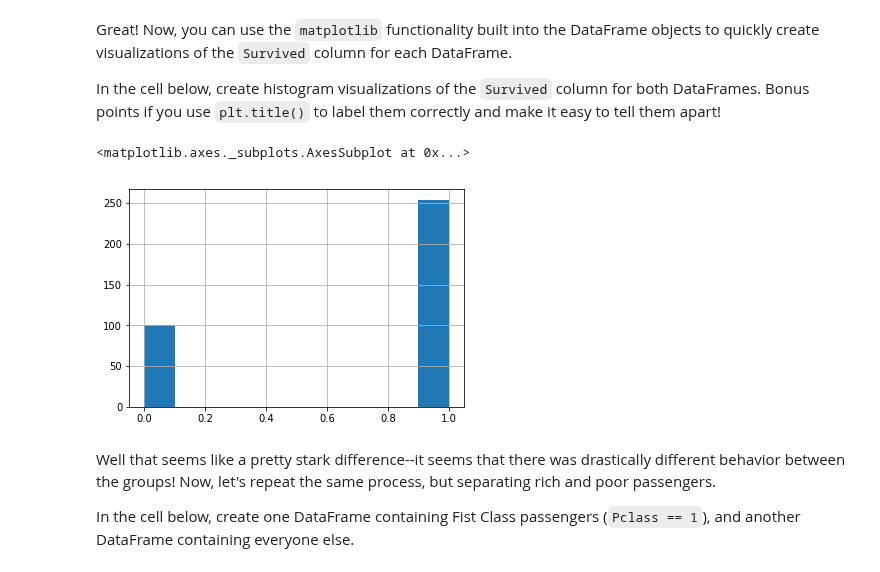
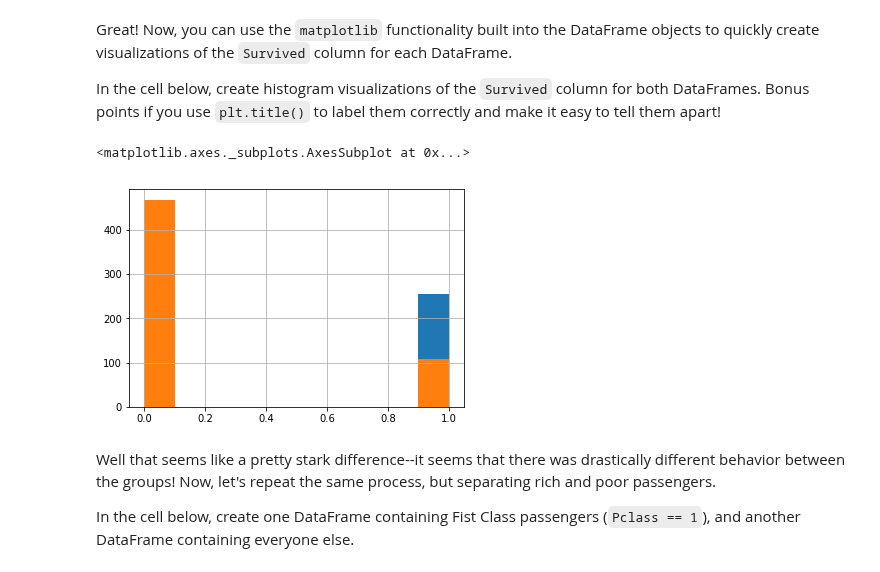
Before and after one commit to ewonguoft/dsc-enterprise-hsbc-using-sql-with-pandas-lab-hsbc-ds-081319, a Jupyter notebook: index.ipynb, the cells around one changed output. Drawn from its saved outputs; the diff is of its cells as text; code cells hidden in the pictures.

```diff
--- a/index.ipynb
+++ b/index.ipynb
@@ -104,9 +104,10 @@ Great! Now, you can use the `matplotlib` functionality built into the DataFrame
 In the cell below, create histogram visualizations of the `Survived` column for both DataFrames.  Bonus points if you use `plt.title()` to label them correctly and make it easy to tell them apart!
 # %%
 women_anid_children_df.Survived.hist()
+male_all_ages_df.Survived.hist()
 # %% [output]
 <matplotlib.axes._subplots.AxesSubplot at 0x...>
-[figure, old version]
+[figure, new version]
 # %% [markdown]
 Well that seems like a pretty stark difference--it seems that there was drastically different behavior between the groups!  Now, let's repeat the same process, but separating rich and poor passengers.
 
```
